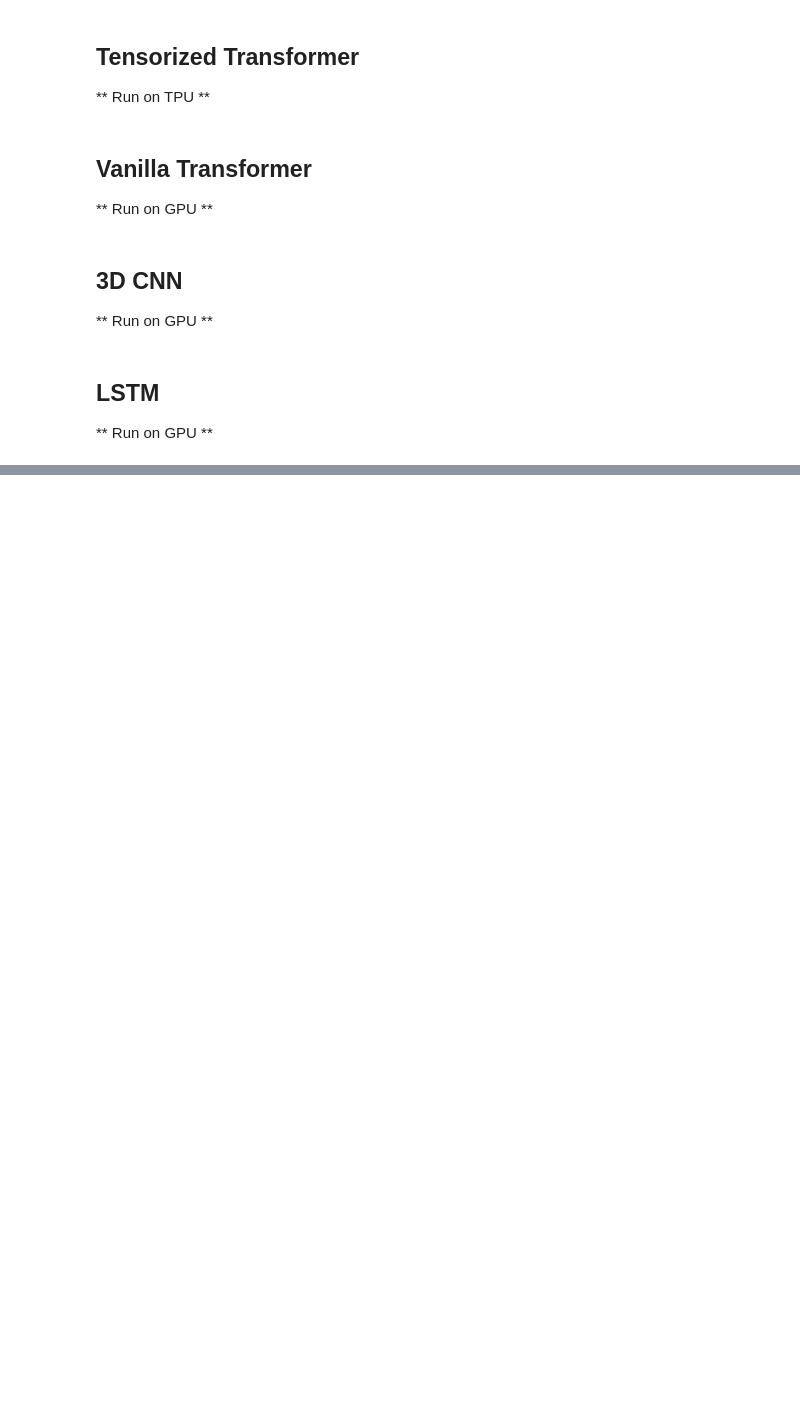
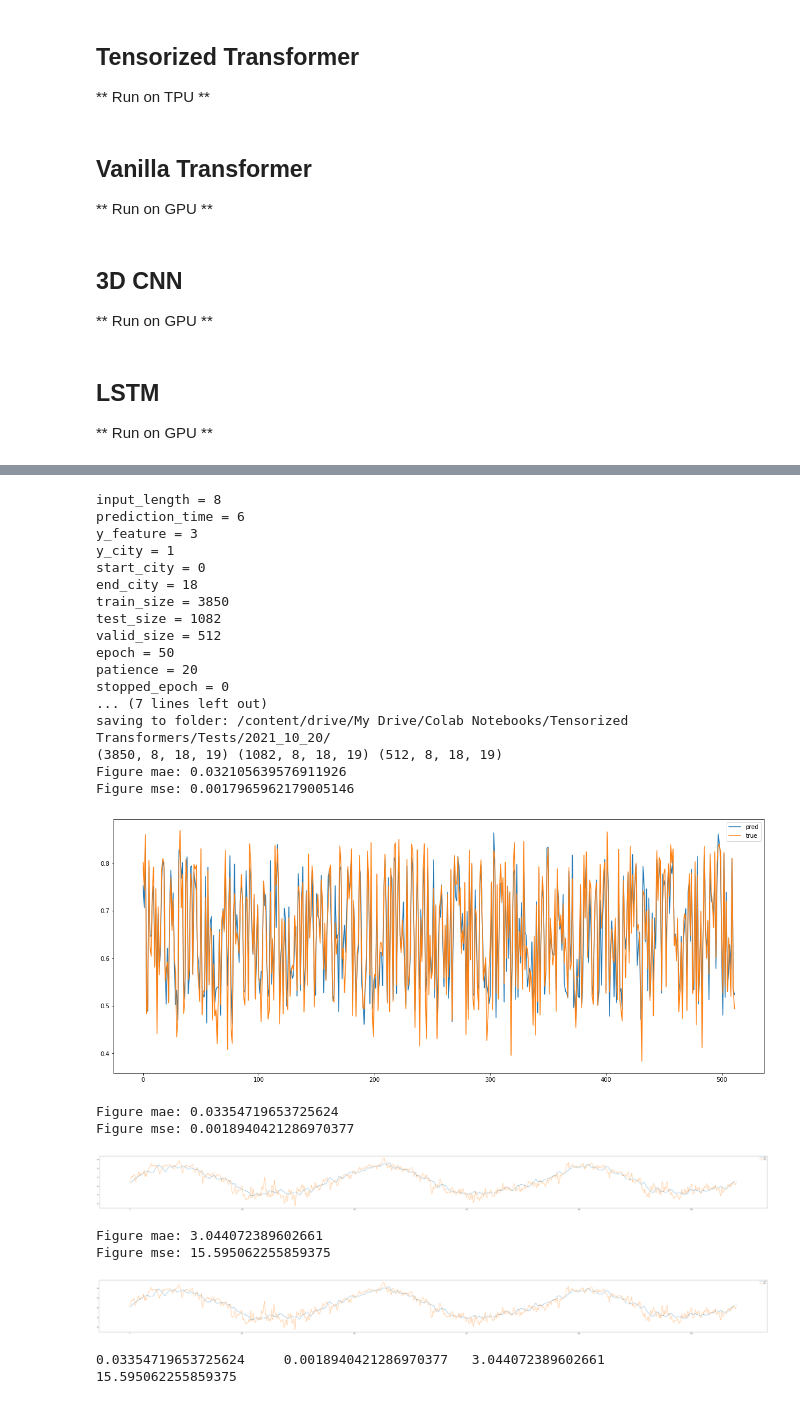
Before and after one commit to onurbil/TENT, a Jupyter notebook: notebooks/TT_All_models_experiments.ipynb, the cells around one changed output, grey strips where cells are left out. Saved outputs shown, nothing was run; the diff lists cells and outputs as text; code cells hidden in the pictures; blank space fills up the shorter version.

```diff
--- a/notebooks/TT_All_models_experiments.ipynb
+++ b/notebooks/TT_All_models_experiments.ipynb
@@ -404,0 +408,23 @@ Figure mse: 13.965229034423828
+# %%
+import experiment_tools.load_dataset as load_dataset
+import experiment_tools.lstm_training as lstm_training
+
+# model
+epoch = 50
+patience = 20
+
+num_layers=2
+filters=16
+kernel_size=3
+padding='same'
+dropout_rate=0.1
+
+batch_size = 128
+learning_rate = 0.0001
+loss='mse'
+
+model, model_params = lstm_training.train_conv_lstm(dataset,
+                                                    epoch, patience,
+                                                    num_layers, filters, kernel_size,
+                                                    dropout_rate, padding,
+                                                    learning_rate, batch_size, loss)
@@ -404,0 +449,44 @@ Figure mse: 13.965229034423828
+# %%
+import experiment_tools.results as results
+import experiment_tools.lstm_training as lstm_training
+
+params = dataset_params + model_params
+results.print_params(params)
+
+folder, name = results.save_results_with_datetime(model, 'LSTM', PATH, params)
+
+Xtr, Ytr, Xvalid, Yvalid, Xtest, Ytest = dataset
+Xtr_flat, Xtest_flat, Xvalid_flat = lstm_training.transform_dataset_for_conv_lstm(Xtr, Xtest, Xvalid)
+
+
+# y_feature=None, denorm_min=None, denorm_max=None,
+r = results.plot_valid_test_predictions(model, Xvalid_flat, Yvalid, Xtest_flat, Ytest,
+                                    y_feature=None, denorm_min=denorm_min, denorm_max=denorm_max,
+                                    folder=folder, base_name=name)
+print(f'{r[2]}\t{r[3]}\t{r[4]}\t{r[5]}')
+# %% [output]
+input_length = 8
+prediction_time = 6
+y_feature = 3
+y_city = 1
+start_city = 0
+end_city = 18
+train_size = 3850
+test_size = 1082
+valid_size = 512
+epoch = 50
+patience = 20
+stopped_epoch = 0
+... (7 lines left out)
+saving to folder: /content/drive/My Drive/Colab Notebooks/Tensorized Transformers/Tests/2021_10_20/
+(3850, 8, 18, 19) (1082, 8, 18, 19) (512, 8, 18, 19)
+Figure mae: 0.032105639576911926
+Figure mse: 0.0017965962179005146
+[figure, added]
+Figure mae: 0.03354719653725624
+Figure mse: 0.0018940421286970377
+[figure, added]
+Figure mae: 3.044072389602661
+Figure mse: 15.595062255859375
+[figure, added]
+0.03354719653725624     0.0018940421286970377   3.044072389602661       15.595062255859375
```
Also changed, not shown: parts of 5 cells of this notebook.
